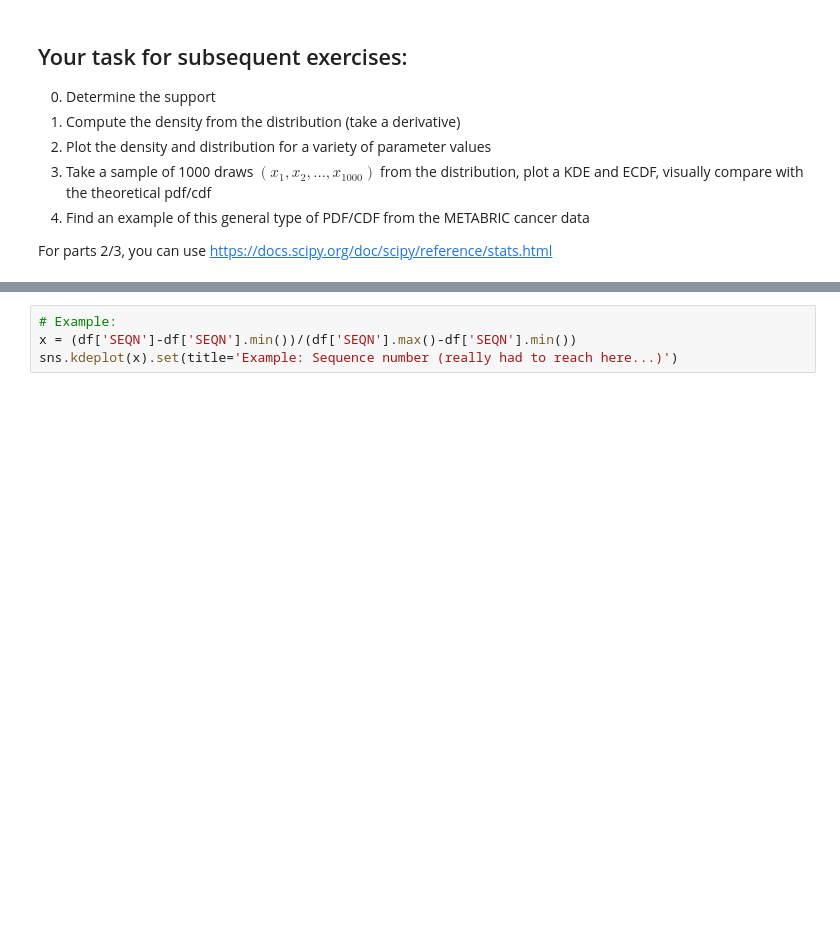
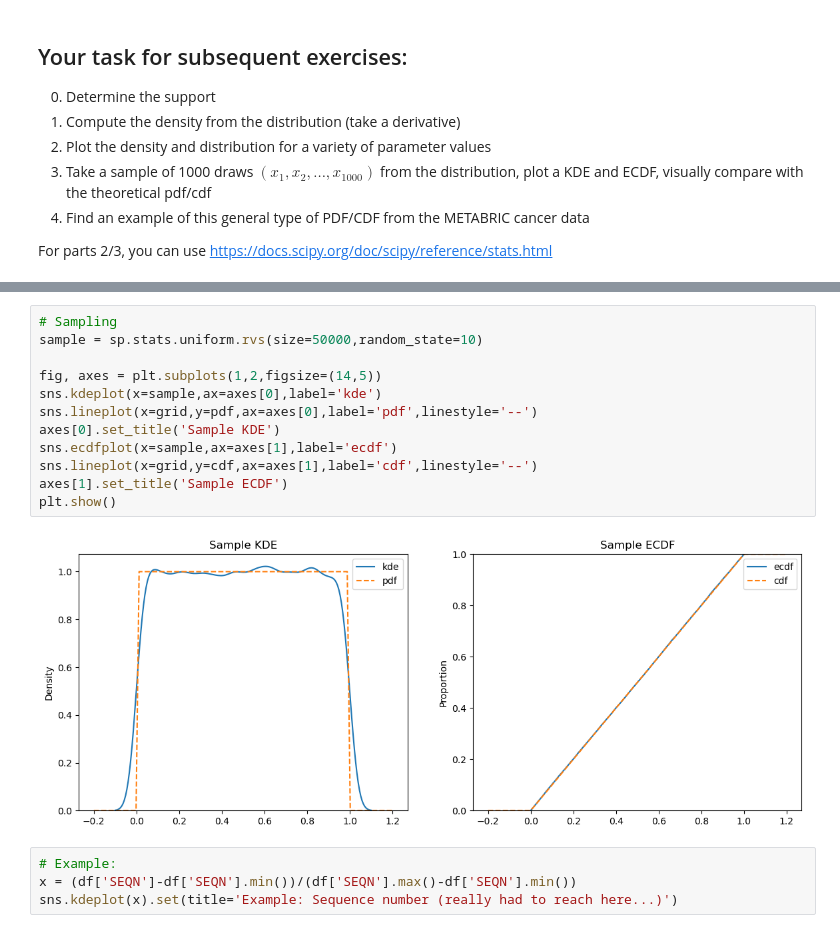
Before and after one commit to Maodougie25/understanding_uncertainty, a Jupyter notebook: 01_probability/01_zoo.ipynb, the cells around one changed output, grey strips where cells are left out. Drawn from its saved outputs; the diff is of its cells as text; blank space fills up the shorter version.

```diff
--- a/01_probability/01_zoo.ipynb
+++ b/01_probability/01_zoo.ipynb
@@ -89,3 +77,17 @@ plt.show()
+# %%
+# Sampling
+sample = sp.stats.uniform.rvs(size=50000,random_state=10)
+
+fig, axes = plt.subplots(1,2,figsize=(14,5))
+sns.kdeplot(x=sample,ax=axes[0],label='kde')
+sns.lineplot(x=grid,y=pdf,ax=axes[0],label='pdf',linestyle='--')
+axes[0].set_title('Sample KDE')
+sns.ecdfplot(x=sample,ax=axes[1],label='ecdf')
+sns.lineplot(x=grid,y=cdf,ax=axes[1],label='cdf',linestyle='--')
+axes[1].set_title('Sample ECDF')
+plt.show()
+# %% [output]
+[figure, added]
 # %%
 # Example:
 x = (df['SEQN']-df['SEQN'].min())/(df['SEQN'].max()-df['SEQN'].min())
```
Also changed, not shown: parts of 24 cells of this notebook, 1 other file.
